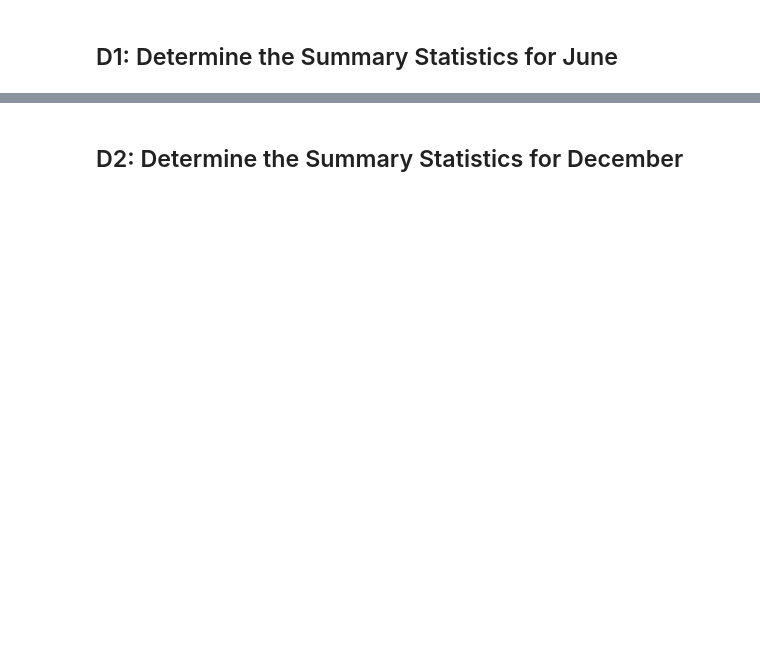
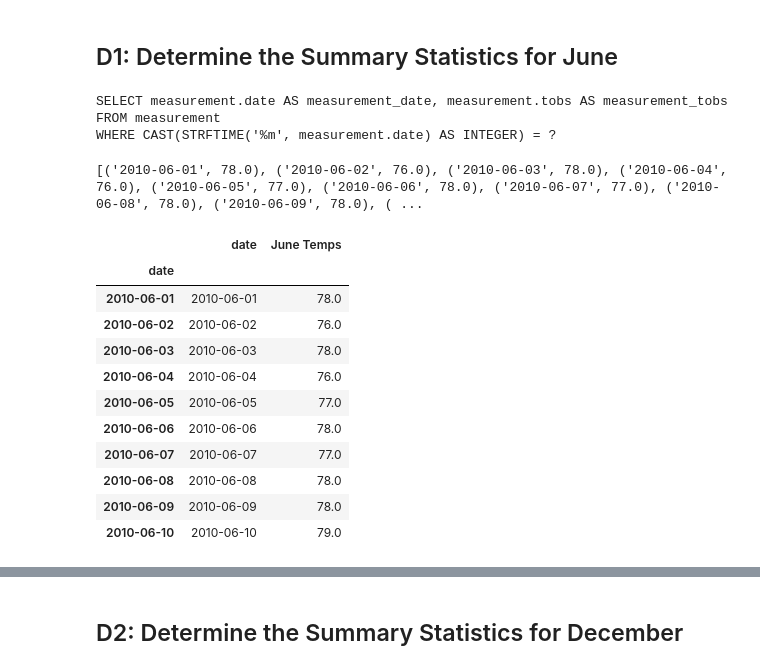
Before and after one commit to carlysandler/surf-s_up, a Jupyter notebook: SurfsUp_Challenge.ipynb, the cells around one changed output, grey strips where cells are left out. Cells and saved outputs as stored; diff of their text form; code cells hidden in the pictures; blank space fills up the shorter version.

```diff
--- a/SurfsUp_Challenge.ipynb
+++ b/SurfsUp_Challenge.ipynb
@@ -28,9 +36,37 @@ session = Session(engine)
 from sqlalchemy import extract
 
 # 2. Write a query that filters the Measurement table to retrieve the temperatures for the month of June.
-june_temps = session.query(Measurement.date, Measurement.tobs).\
-	filter(extract('month', Measurement.date)==6).all()
+june_results = session.query(Measurement.date, Measurement.tobs).\
+    filter(extract('month', Measurement.date)==6)
+print(june_results)
+# %% [output]
+SELECT measurement.date AS measurement_date, measurement.tobs AS measurement_tobs
+FROM measurement
+WHERE CAST(STRFTIME('%m', measurement.date) AS INTEGER) = ?
 # %%
 #  3. Convert the June temperatures to a list.
+june_results = session.query(Measurement.date, Measurement.tobs).\
+    filter(extract('month', Measurement.date)==6).all()
+print(june_results)
+# %% [output]
+[('2010-06-01', 78.0), ('2010-06-02', 76.0), ('2010-06-03', 78.0), ('2010-06-04', 76.0), ('2010-06-05', 77.0), ('2010-06-06', 78.0), ('2010-06-07', 77.0), ('2010-06-08', 78.0), ('2010-06-09', 78.0), ( ...
 # %%
 # 4. Create a DataFrame from the list of temperatures for the month of June.
+june_df = pd.DataFrame(june_results, columns=['date', 'June Temps'])
+
+# Set the index to date column and ensure correct data query
+june_df.set_index(june_df['date'],inplace=True)
+june_df.head(10)
+# %% [output]
+|  | date | June Temps |
+| date |  |  |
+| 2010-06-01 | 2010-06-01 | 78.0 |
+| 2010-06-02 | 2010-06-02 | 76.0 |
+| 2010-06-03 | 2010-06-03 | 78.0 |
+| 2010-06-04 | 2010-06-04 | 76.0 |
+| 2010-06-05 | 2010-06-05 | 77.0 |
+| 2010-06-06 | 2010-06-06 | 78.0 |
+| 2010-06-07 | 2010-06-07 | 77.0 |
+| 2010-06-08 | 2010-06-08 | 78.0 |
+| 2010-06-09 | 2010-06-09 | 78.0 |
+| 2010-06-10 | 2010-06-10 | 79.0 |
```
Also changed, not shown: parts of 4 cells of this notebook.
